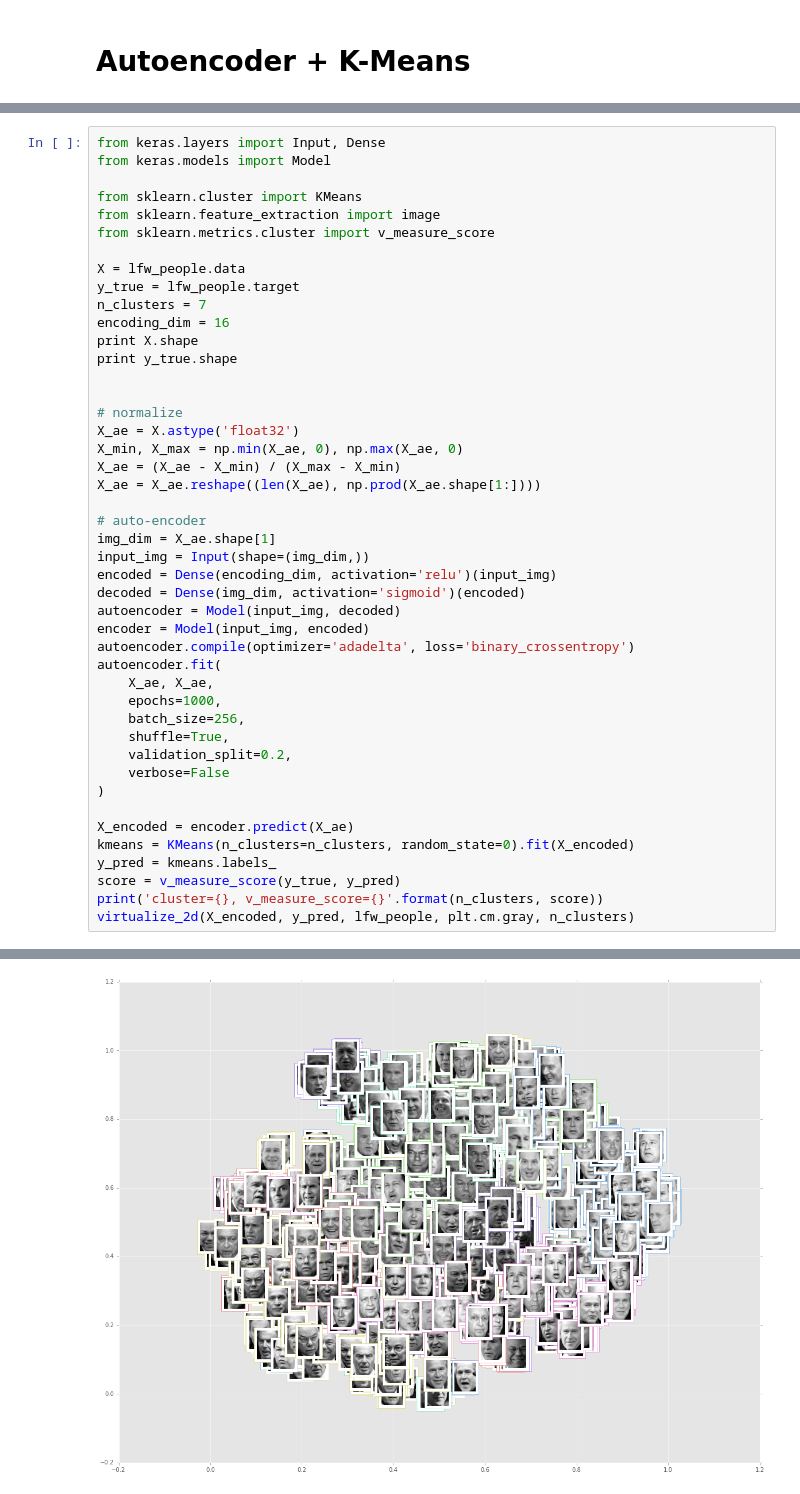
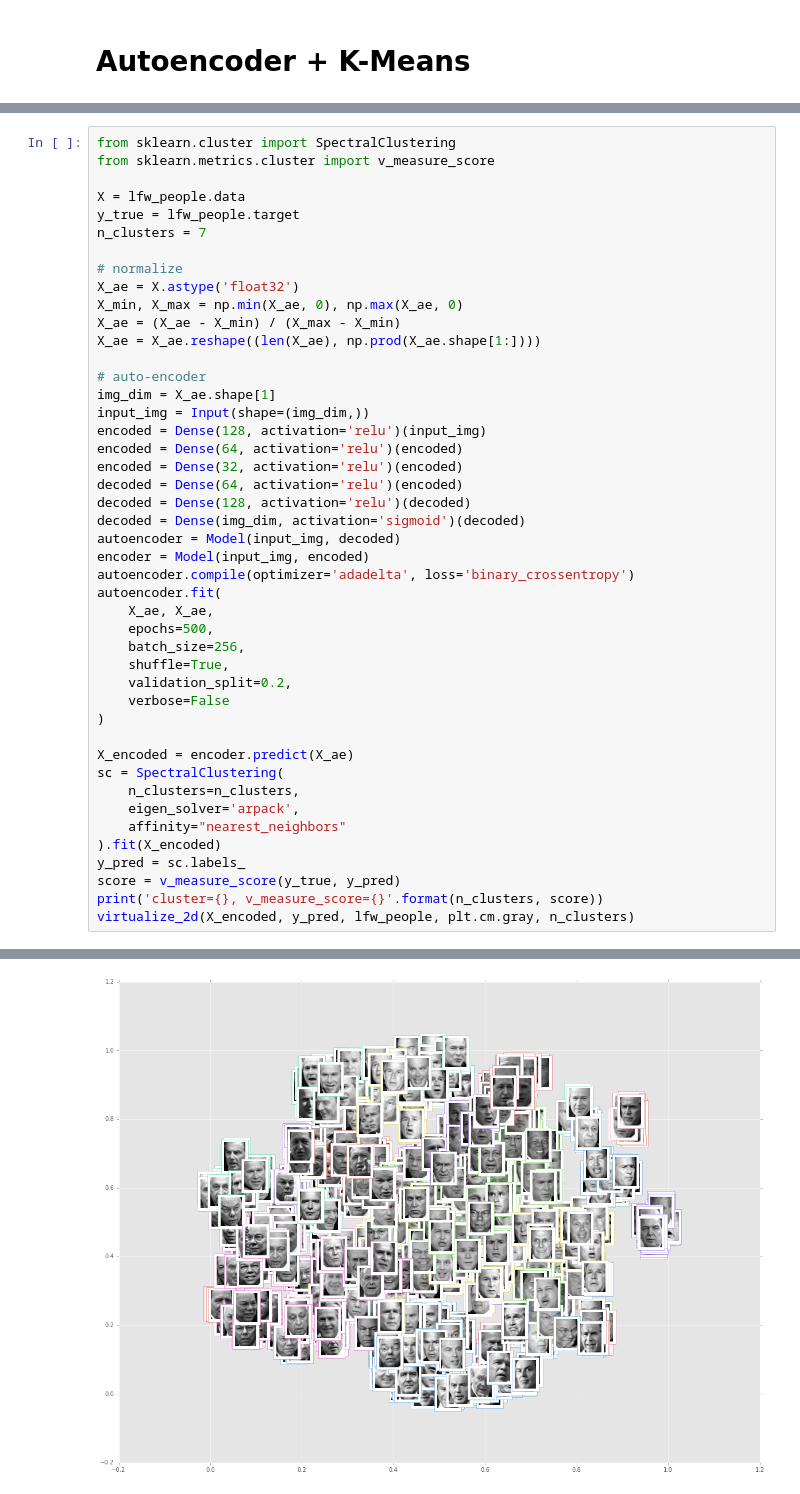
Before and after one commit to hisarack/ImageClustering, a Jupyter notebook: ToyDataset.ipynb, the cells around one changed output, grey strips where cells are left out. Cells and saved outputs as stored; diff of their text form.

Commit message:
Add Spectral clustering and stacked autoencoder

```diff
--- a/ToyDataset.ipynb
+++ b/ToyDataset.ipynb
@@ -144,18 +245,10 @@ cluster=7, v_measure_score=0.0616699589578
 # %%
-from keras.layers import Input, Dense
-from keras.models import Model
-
-from sklearn.cluster import KMeans
-from sklearn.feature_extraction import image
+from sklearn.cluster import SpectralClustering
 from sklearn.metrics.cluster import v_measure_score
 
 X = lfw_people.data
 y_true = lfw_people.target
 n_clusters = 7
-encoding_dim = 16
-print X.shape
-print y_true.shape
-
 
 # normalize
 X_ae = X.astype('float32')
@@ -166,14 +259,18 @@ X_ae = X_ae.reshape((len(X_ae), np.prod(X_ae.shape[1:])))
 # auto-encoder
 img_dim = X_ae.shape[1]
 input_img = Input(shape=(img_dim,))
-encoded = Dense(encoding_dim, activation='relu')(input_img)
-decoded = Dense(img_dim, activation='sigmoid')(encoded)
+encoded = Dense(128, activation='relu')(input_img)
+encoded = Dense(64, activation='relu')(encoded)
+encoded = Dense(32, activation='relu')(encoded)
+decoded = Dense(64, activation='relu')(encoded)
+decoded = Dense(128, activation='relu')(decoded)
+decoded = Dense(img_dim, activation='sigmoid')(decoded)
 autoencoder = Model(input_img, decoded)
 encoder = Model(input_img, encoded)
 autoencoder.compile(optimizer='adadelta', loss='binary_crossentropy')
 autoencoder.fit(
     X_ae, X_ae,
-    epochs=1000,
+    epochs=500,
     batch_size=256,
     shuffle=True,
     validation_split=0.2,
@@ -181,8 +278,12 @@ autoencoder.fit(
 )
 
 X_encoded = encoder.predict(X_ae)
-kmeans = KMeans(n_clusters=n_clusters, random_state=0).fit(X_encoded)
-y_pred = kmeans.labels_
+sc = SpectralClustering(
+    n_clusters=n_clusters,
+    eigen_solver='arpack',
+    affinity="nearest_neighbors"
+).fit(X_encoded)
+y_pred = sc.labels_
 score = v_measure_score(y_true, y_pred)
 print('cluster={}, v_measure_score={}'.format(n_clusters, score))
 virtualize_2d(X_encoded, y_pred, lfw_people, plt.cm.gray, n_clusters)
@@ -200 +299 @@ cluster=7, v_measure_score=0.0373700123239
-[figure, old version]
+[figure, new version]
```
Also changed, not shown: parts of 7 cells of this notebook.
